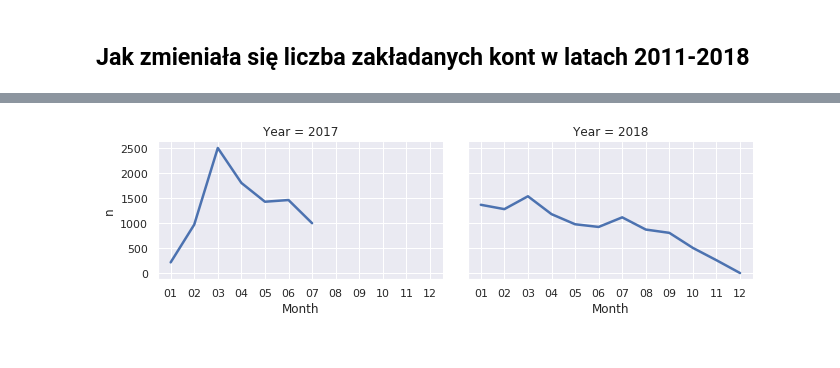
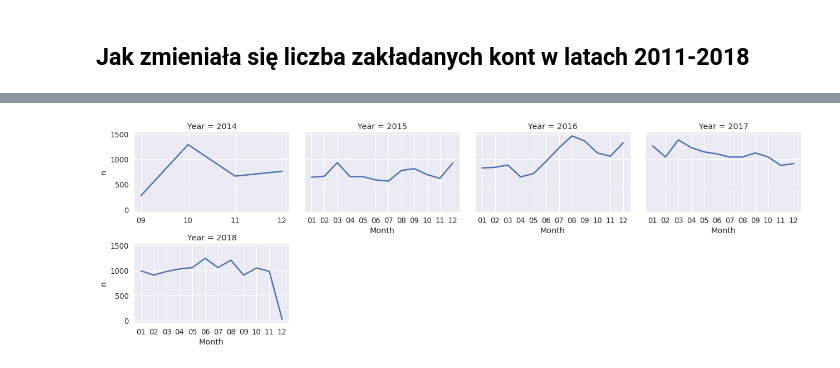
Before and after one commit to paldynaagata/StackExchangeWebsitesDataAnalysis, a Jupyter notebook: PADPY/data_analys.ipynb, the cells around one changed output, grey strips where cells are left out. Saved outputs shown, nothing was run; the diff lists cells and outputs as text; code cells hidden in the pictures.

```diff
--- a/PADPY/data_analys.ipynb
+++ b/PADPY/data_analys.ipynb
@@ -219,6 +221,7 @@ sns.despine(left=True, bottom=True)
 # %%
 # Fitness
 sns.set(style="darkgrid")
+sns.set(font_scale=1.2)
 
 
 x = fitness["UsersF"].loc[:,["Id", "CreationDate"]]
@@ -237,7 +240,7 @@ x.to_csv("dane_posrednie/q1/fitness.csv", sep='\t')
 
 plt = sns.relplot(x="Month", y="n",
             col="Year", col_wrap=4,
-            height=3,dashes=True, aspect=1.5, linewidth=2.5,
+            height=3,dashes=True, aspect=1.5, linewidth=2.5,facet_kws=dict(sharex=False),
             kind="line", data=x);
 
 plt
@@ -247,25 +277,26 @@ plt.savefig("wykresy/q1/fitness.png")
 # %%
-#INTERPERSONAL
-x = interpersonal["UsersI"].loc[:,["Id", "CreationDate"]]
+#Worldbuilding
+
+x = worldbuilding["UsersW"].loc[:,["Id", "CreationDate"]]
 year=x["CreationDate"].str.slice(0,4)
 
 month=x["CreationDate"].str.slice(5,7)
-
+month.head()
 
 x["Year"]=pd.Series(year)
 x["Month"]=pd.Series(month)
 x = x.groupby(["Year", "Month"]).size().reset_index()
 
 x = x.rename(str,columns={0:"n"})
 
-x.to_csv("dane_posrednie/q1/interpersonal.csv", sep='\t')
+x.to_csv("dane_posrednie/q1/worldbuilding.csv", sep='\t')
 
 plt = sns.relplot(x="Month", y="n",
             col="Year", col_wrap=4,
-            height=3,dashes=True, aspect=1.5, linewidth=2.5,
+            height=3,dashes=True, aspect=1.5, linewidth=2.5,facet_kws=dict(sharex=False),
             kind="line", data=x);
 
 plt
-plt.savefig("wykresy/q1/interpersonal.png")
+plt.savefig("wykresy/q1/worldbuilding.png")
 # %% [output]
-[figure, old version]
+[figure, new version]
```
Also changed, not shown: parts of 6 cells of this notebook, 5 other files.
